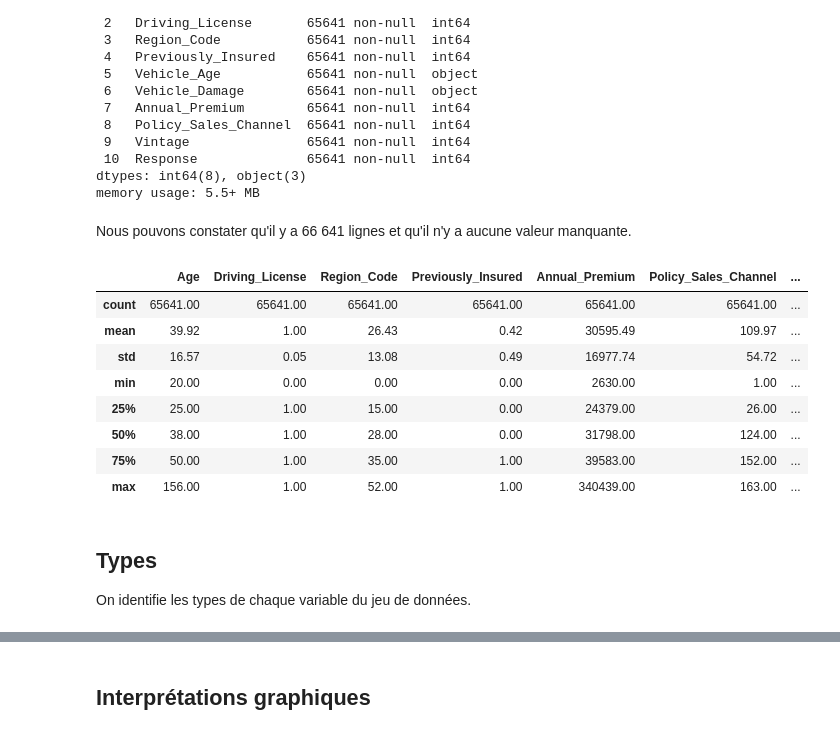
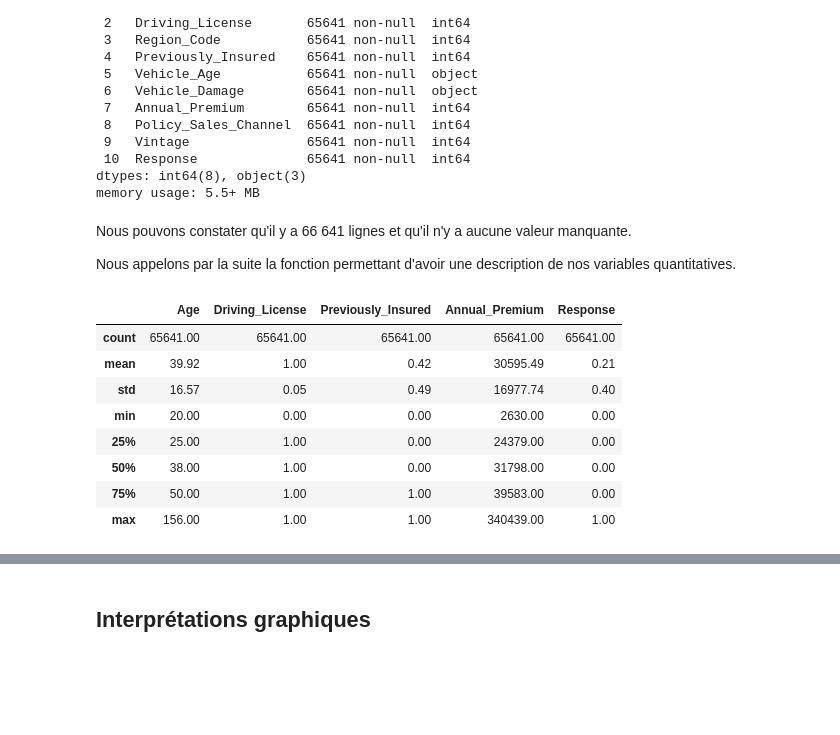
Before and after one commit to claviermathieu/ISFA-prj-datascience, a Jupyter notebook: book/_build/html/_sources/docs/1_desc/10_description.ipynb, the cells around one changed output, grey strips where cells are left out. Cells and saved outputs as stored; diff of their text form; code cells hidden in the pictures; blank space fills up the shorter version.

```diff
--- a/book/_build/html/_sources/docs/1_desc/10_description.ipynb
+++ b/book/_build/html/_sources/docs/1_desc/10_description.ipynb
@@ -66,20 +79,17 @@ dtypes: int64(8), object(3)
 memory usage: 5.5+ MB
 # %% [markdown]
 Nous pouvons constater qu'il y a 66 641 lignes et qu'il n'y a aucune valeur manquante.
+
+Nous appelons par la suite la fonction permettant d'avoir une description de nos variables quantitatives.
 # %%
-train.describe().round(2)
+train[['Age', 'Driving_License', 'Previously_Insured', 'Annual_Premium', 'Response']].describe().round(2)
 # %% [output]
-|  | Age | Driving_License | Region_Code | Previously_Insured | Annual_Premium | Policy_Sales_Channel | ... |
-| count | 65641.00 | 65641.00 | 65641.00 | 65641.00 | 65641.00 | 65641.00 | ... |
-| mean | 39.92 | 1.00 | 26.43 | 0.42 | 30595.49 | 109.97 | ... |
-| std | 16.57 | 0.05 | 13.08 | 0.49 | 16977.74 | 54.72 | ... |
-| min | 20.00 | 0.00 | 0.00 | 0.00 | 2630.00 | 1.00 | ... |
-| 25% | 25.00 | 1.00 | 15.00 | 0.00 | 24379.00 | 26.00 | ... |
-| 50% | 38.00 | 1.00 | 28.00 | 0.00 | 31798.00 | 124.00 | ... |
-| 75% | 50.00 | 1.00 | 35.00 | 1.00 | 39583.00 | 152.00 | ... |
-| max | 156.00 | 1.00 | 52.00 | 1.00 | 340439.00 | 163.00 | ... |
+|  | Age | Driving_License | Previously_Insured | Annual_Premium | Response |
+| count | 65641.00 | 65641.00 | 65641.00 | 65641.00 | 65641.00 |
+| mean | 39.92 | 1.00 | 0.42 | 30595.49 | 0.21 |
+| std | 16.57 | 0.05 | 0.49 | 16977.74 | 0.40 |
+| min | 20.00 | 0.00 | 0.00 | 2630.00 | 0.00 |
+| 25% | 25.00 | 1.00 | 0.00 | 24379.00 | 0.00 |
+| 50% | 38.00 | 1.00 | 0.00 | 31798.00 | 0.00 |
+| 75% | 50.00 | 1.00 | 1.00 | 39583.00 | 0.00 |
+| max | 156.00 | 1.00 | 1.00 | 340439.00 | 1.00 |
-# %% [markdown]
-## Types
-
-
-On identifie les types de chaque variable du jeu de données.
```
Also changed, not shown: parts of 16 cells of this notebook, 27 other files.
